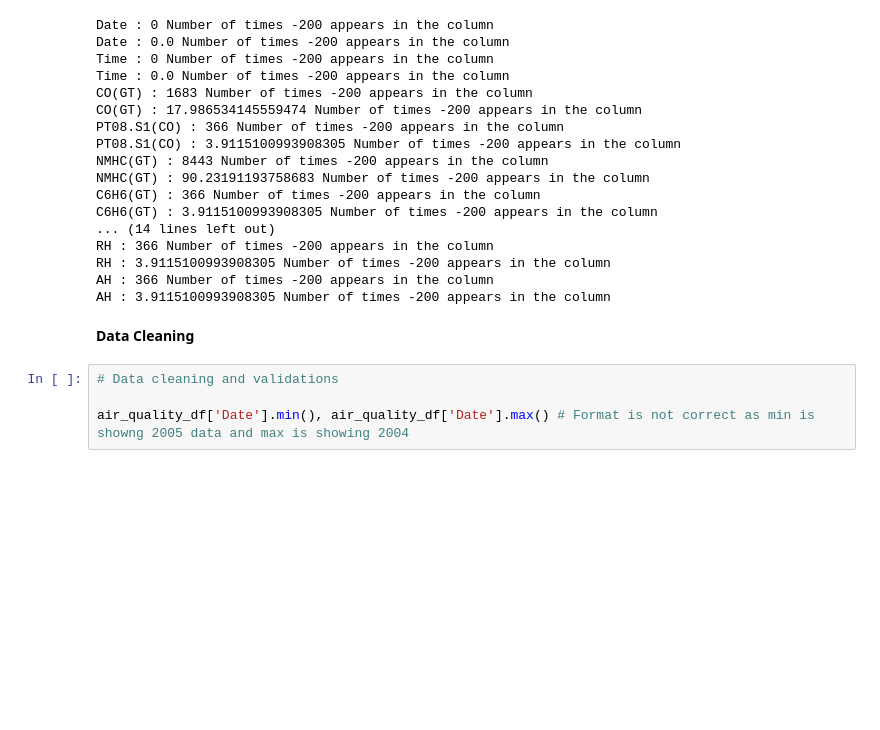
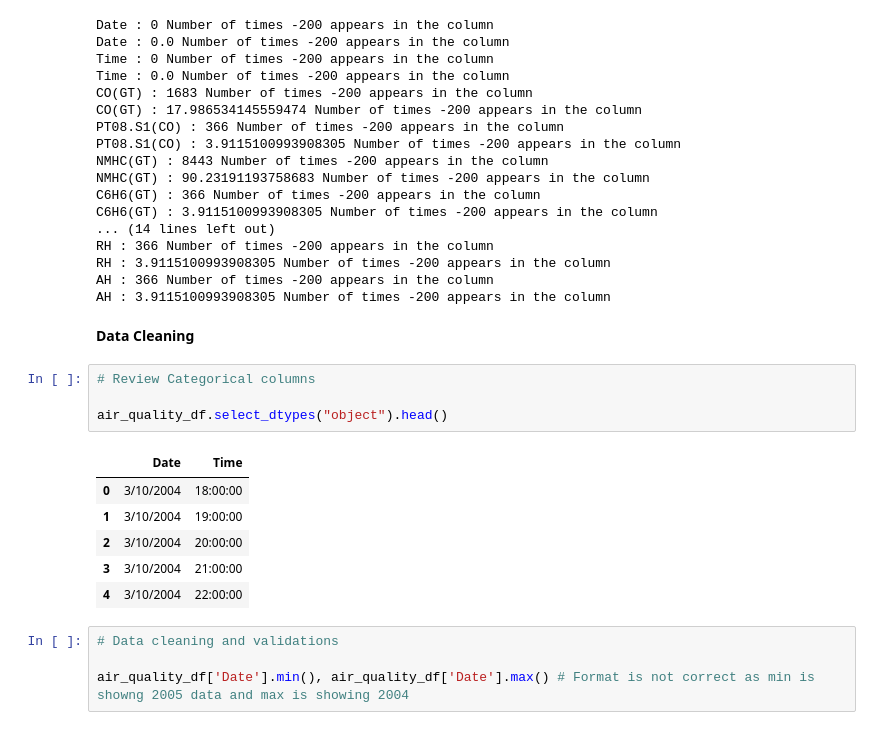
Before and after one commit to jgullinkala/AirQualityRegression, a Jupyter notebook: EDA/AirQualityRegression_EDA.ipynb, the cells around one changed output. Saved outputs shown, nothing was run; the diff lists cells and outputs as text; blank space fills up the shorter version.

```diff
--- a/EDA/AirQualityRegression_EDA.ipynb
+++ b/EDA/AirQualityRegression_EDA.ipynb
@@ -169,6 +169,17 @@ AH : 366 Number of times -200 appears in the column
 AH : 3.9115100993908305 Number of times -200 appears in the column
 # %% [markdown]
 **Data Cleaning**
+# %%
+# Review Categorical columns
+
+air_quality_df.select_dtypes("object").head()
+# %% [output]
+|  | Date | Time |
+| 0 | 3/10/2004 | 18:00:00 |
+| 1 | 3/10/2004 | 19:00:00 |
+| 2 | 3/10/2004 | 20:00:00 |
+| 3 | 3/10/2004 | 21:00:00 |
+| 4 | 3/10/2004 | 22:00:00 |
 # %%
 # Data cleaning and validations
 
```
Also changed, not shown: parts of 7 cells of this notebook.
